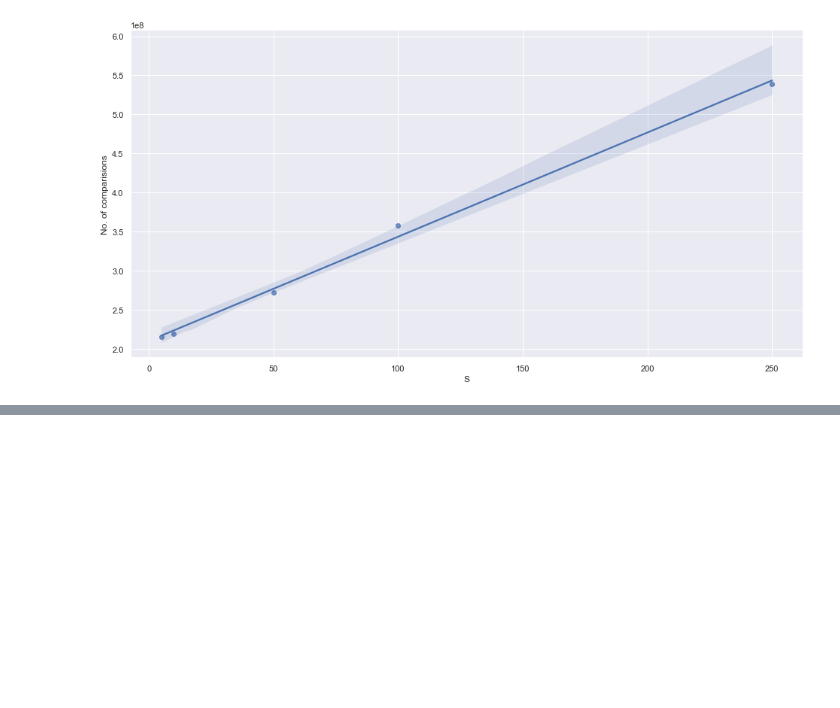
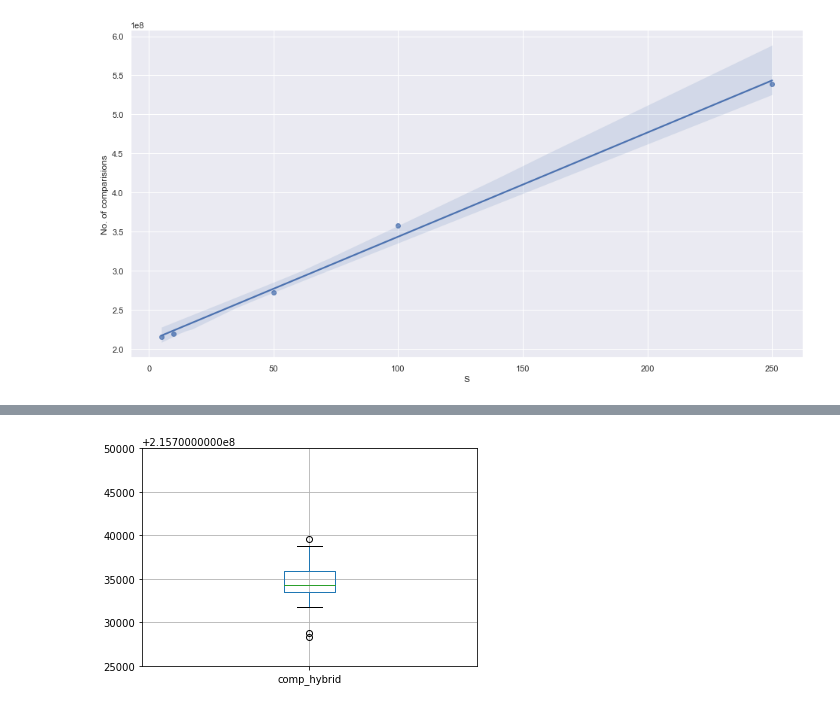
Before and after one commit to indicium15/SC2001, a Jupyter notebook: Lab 1/lab1.ipynb, the cells around one changed output, grey strips where cells are left out. Saved outputs shown, nothing was run; the diff lists cells and outputs as text; code cells hidden in the pictures; blank space fills up the shorter version.

```diff
--- a/Lab 1/lab1.ipynb
+++ b/Lab 1/lab1.ipynb
@@ -323,0 +379,8 @@ def mergesort(array):
+# %%
+ax = analysis1.boxplot(column=['comp_hybrid'], return_type='axes')
+
+bottom,top = plt.ylim(215725000,215750000)
+
+plt.show()
+# %% [output]
+[figure, added]
```
Also changed, not shown: parts of 16 cells of this notebook.
